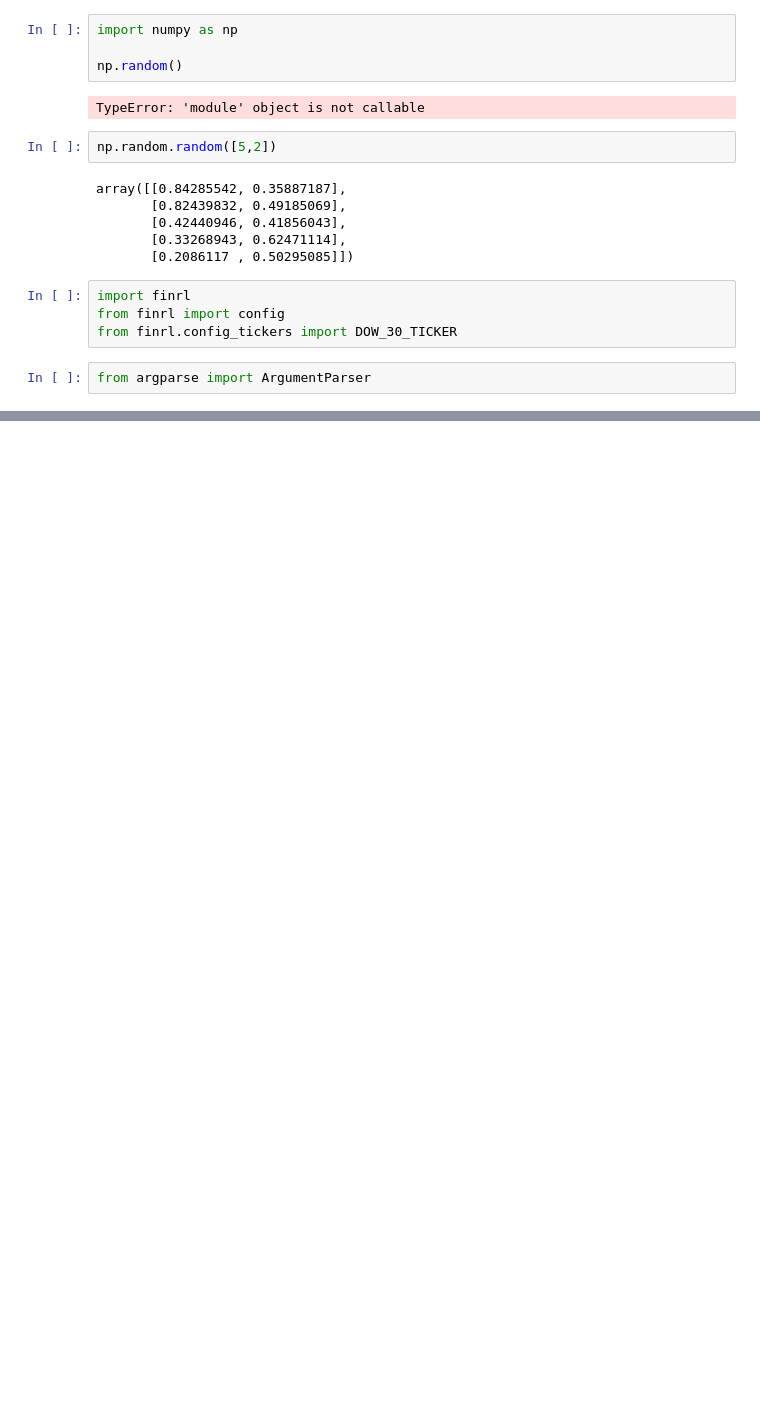
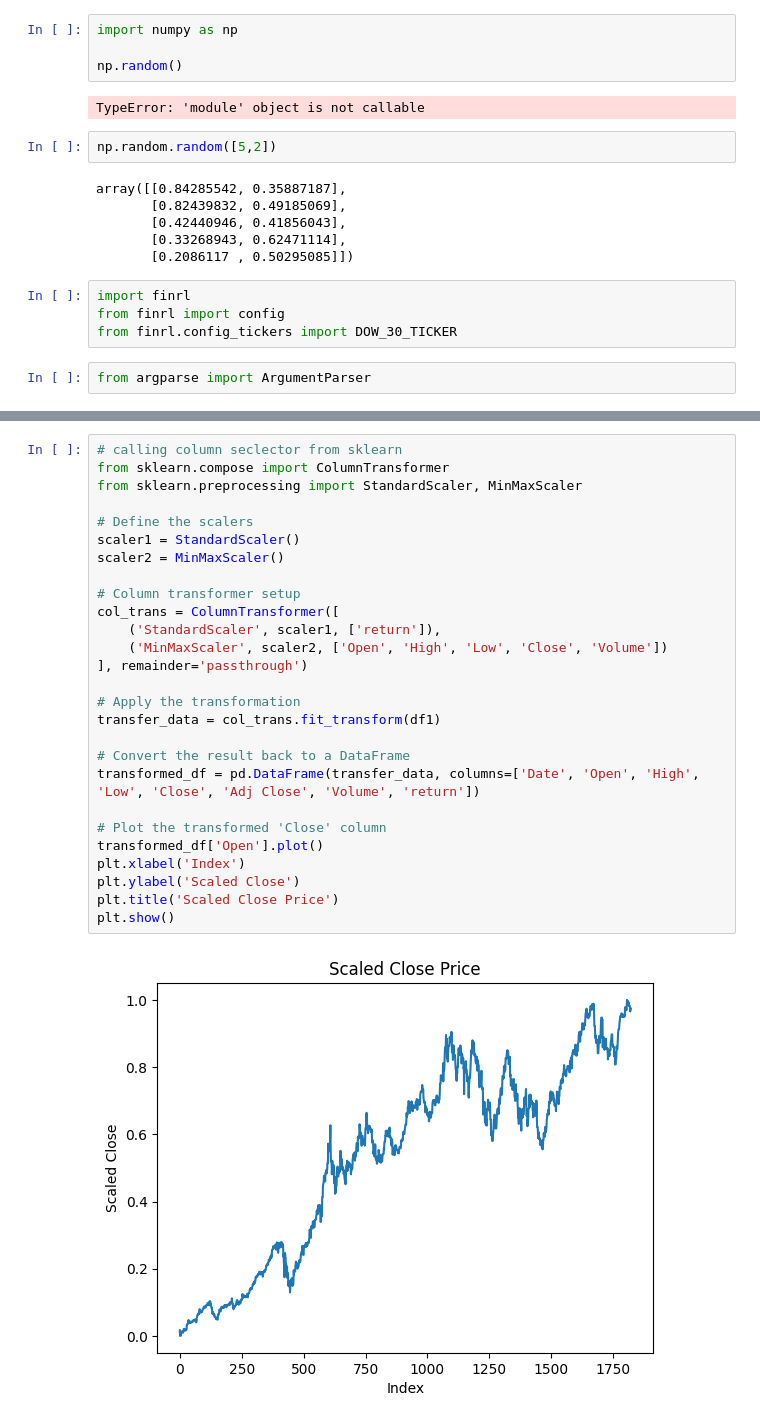
Before and after one commit to raza141/RL-Project, a Jupyter notebook: Crypto/test.ipynb, the cells around one changed output, grey strips where cells are left out. Saved outputs shown, nothing was run; the diff lists cells and outputs as text; blank space fills up the shorter version.

```diff
--- a/Crypto/test.ipynb
+++ b/Crypto/test.ipynb
@@ -870,0 +1145,29 @@ from argparse import ArgumentParser
+# %%
+# calling column seclector from sklearn
+from sklearn.compose import ColumnTransformer
+from sklearn.preprocessing import StandardScaler, MinMaxScaler
+
+# Define the scalers
+scaler1 = StandardScaler()
+scaler2 = MinMaxScaler()
+
+# Column transformer setup
+col_trans = ColumnTransformer([
+    ('StandardScaler', scaler1, ['return']),
+    ('MinMaxScaler', scaler2, ['Open', 'High', 'Low', 'Close', 'Volume'])
+], remainder='passthrough')
+
+# Apply the transformation
+transfer_data = col_trans.fit_transform(df1)
+
+# Convert the result back to a DataFrame
+transformed_df = pd.DataFrame(transfer_data, columns=['Date', 'Open', 'High', 'Low', 'Close', 'Adj Close', 'Volume', 'return'])
+
+# Plot the transformed 'Close' column
+transformed_df['Open'].plot()
+plt.xlabel('Index')
+plt.ylabel('Scaled Close')
+plt.title('Scaled Close Price')
+plt.show()
+# %% [output]
+[figure, added]
```
Also changed, not shown: parts of 24 cells of this notebook, 1 other file.
